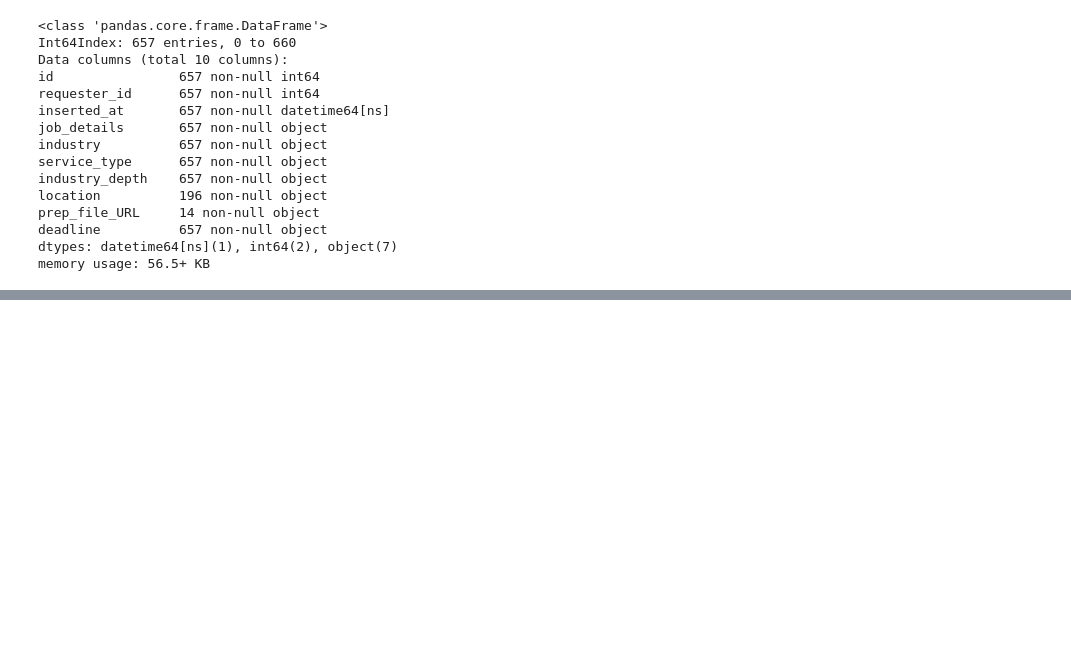
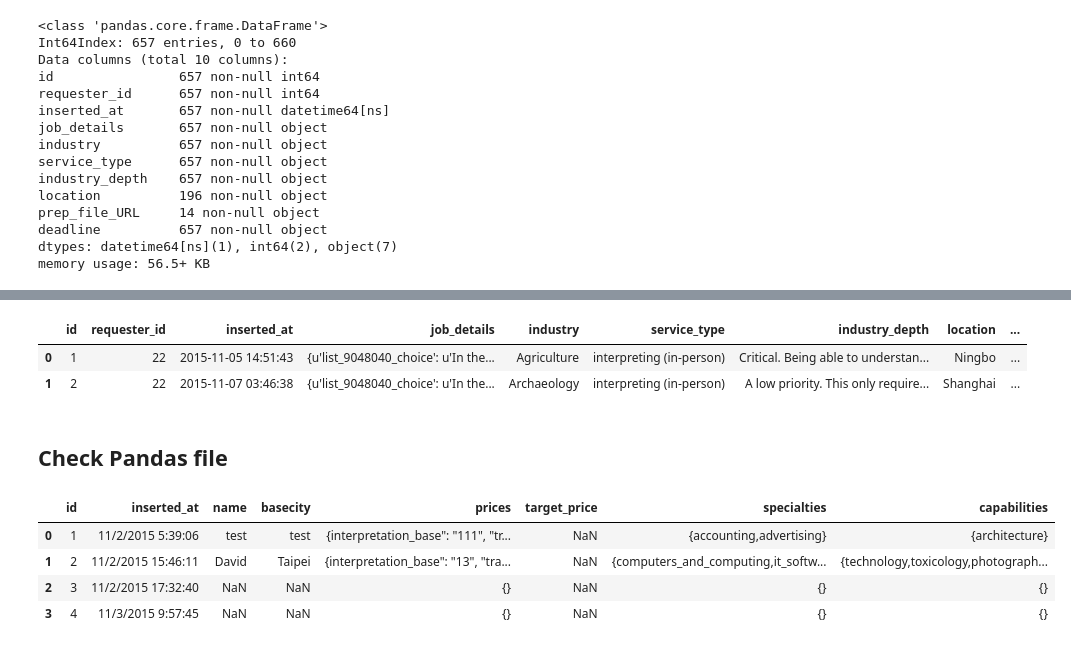
Before and after one commit to edwarddh101/SeekPanda_SmartMatch, a Jupyter notebook: code/Smart_Match.ipynb, the cells around one changed output, grey strips where cells are left out. Cells and saved outputs as stored; diff of their text form; code cells hidden in the pictures; blank space fills up the shorter version.

```diff
--- a/code/Smart_Match.ipynb
+++ b/code/Smart_Match.ipynb
@@ -197,0 +296,20 @@ memory usage: 56.5+ KB
+# %%
+df_jobs.head(2)
+# %% [output]
+|  | id | requester_id | inserted_at | job_details | industry | service_type | industry_depth | location | ... |
+| 0 | 1 | 22 | 2015-11-05 14:51:43 | {u'list_9048040_choice': u'In the... | Agriculture | interpreting (in-person) | Critical. Being able to understan... | Ningbo | ... |
+| 1 | 2 | 22 | 2015-11-07 03:46:38 | {u'list_9048040_choice': u'In the... | Archaeology | interpreting (in-person) | A low priority. This only require... | Shanghai | ... |
+# %% [markdown]
+## Check Pandas file
+# %%
+pandas_file = '../data/raw_data_pandas.csv'
+# %%
+df_pandas = pd.read_csv(pandas_file)
+# %%
+df_pandas.head(4)
+# %% [output]
+|  | id | inserted_at | name | basecity | prices | target_price | specialties | capabilities |
+| 0 | 1 | 11/2/2015 5:39:06 | test | test | {interpretation_base": "111", "tr... | NaN | {accounting,advertising} | {architecture} |
+| 1 | 2 | 11/2/2015 15:46:11 | David | Taipei | {interpretation_base": "13", "tra... | NaN | {computers_and_computing,it_softw... | {technology,toxicology,photograph... |
+| 2 | 3 | 11/2/2015 17:32:40 | NaN | NaN | {} | NaN | {} | {} |
+| 3 | 4 | 11/3/2015 9:57:45 | NaN | NaN | {} | NaN | {} | {} |
```
Also changed, not shown: parts of 27 cells of this notebook, 2 other files.
